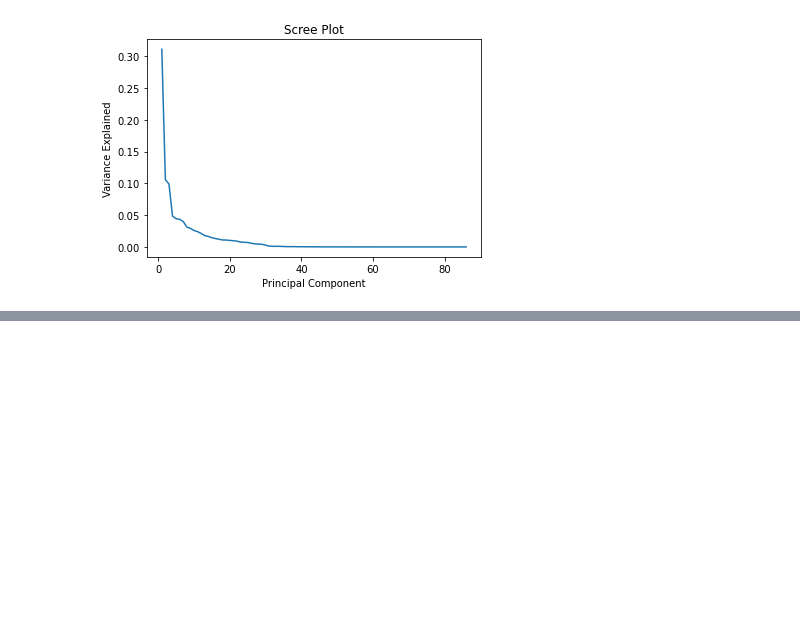
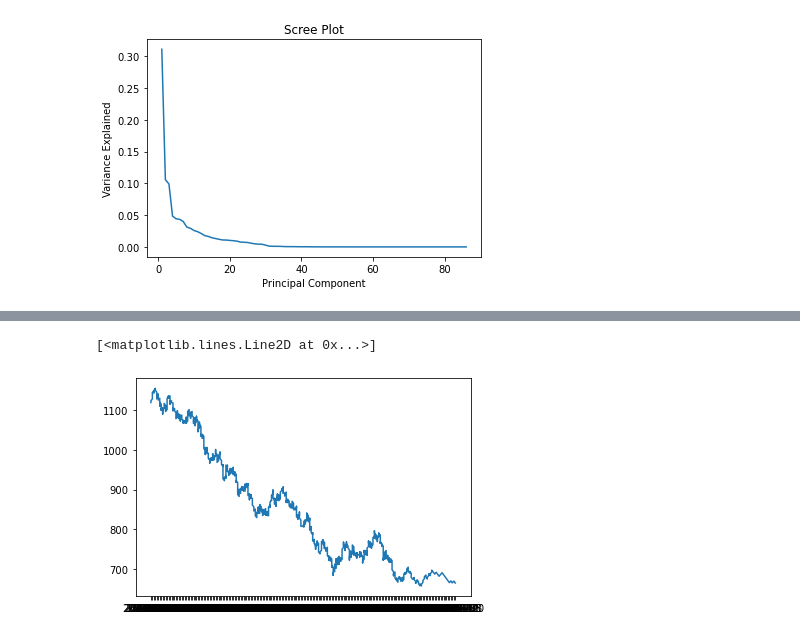
Before and after one commit to jnshzk/nba_beating_the_spread, a Jupyter notebook: models.ipynb, the cells around one changed output, grey strips where cells are left out. Drawn from its saved outputs; the diff is of its cells as text; code cells hidden in the pictures; blank space fills up the shorter version.

```diff
--- a/models.ipynb
+++ b/models.ipynb
@@ -485,3 +490,19 @@ ValueError: could not convert string to float: '-'
+# %%
+bankroll_trended_df_17_18 = bankroll_trended_df[('2017-10-01'<bankroll_trended_df['date']) &
+                                                (bankroll_trended_df['date']<'2018-07-01')]
+bankroll_trended_df_18_19 = bankroll_trended_df[('2018-10-01'<bankroll_trended_df['date']) &
+                                                (bankroll_trended_df['date']<'2019-07-01')]
+bankroll_trended_df_19_20 = bankroll_trended_df[('2019-10-01'<bankroll_trended_df['date']) &
+                                                (bankroll_trended_df['date']<'2020-07-01')]
+bankroll_trended_df_20_21 = bankroll_trended_df[('2020-10-01'<bankroll_trended_df['date']) &
+                                                (bankroll_trended_df['date']<'2021-07-01')]
+bankroll_trended_df_21_22 = bankroll_trended_df[('2021-10-01'<bankroll_trended_df['date']) &
+                                                (bankroll_trended_df['date']<'2022-07-01')]
+# %%
+plt.plot(bankroll_trended_df_21_22['date'], bankroll_trended_df_21_22['bankroll'])
+# %% [output]
+[<matplotlib.lines.Line2D at 0x...>]
+[figure, added]
 # %%
 #implement ridge regression
 #ridge regression did not significantly improve performance of baseline linear regression
```
Also changed, not shown: parts of 14 cells of this notebook.
